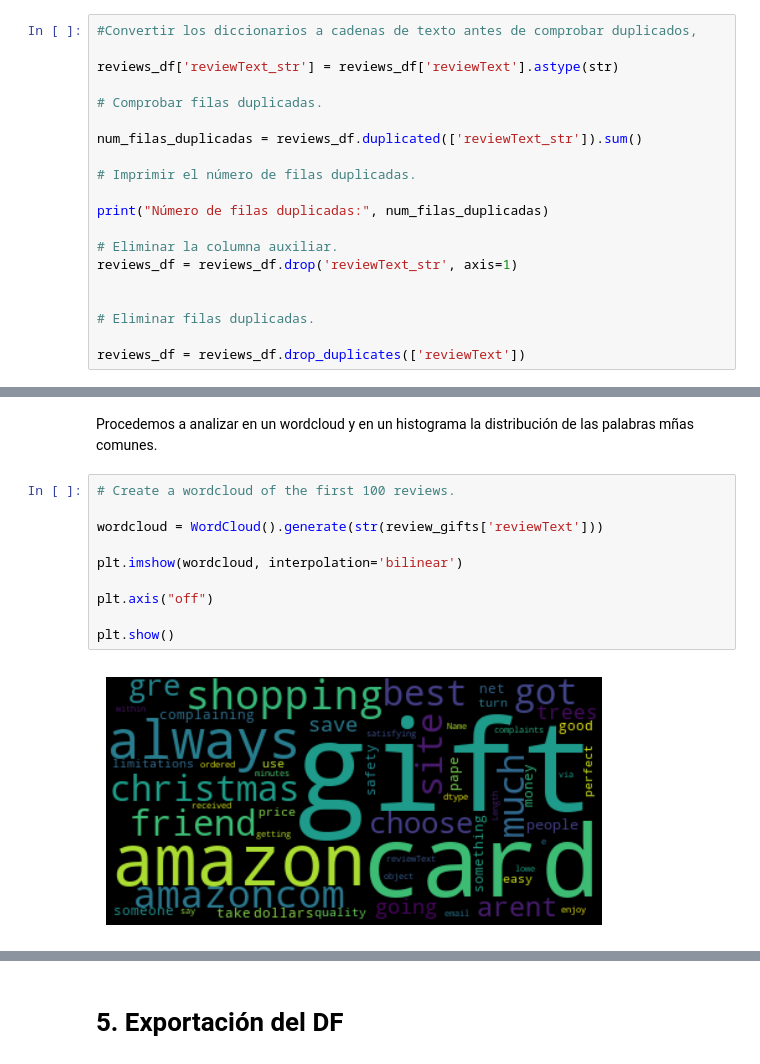
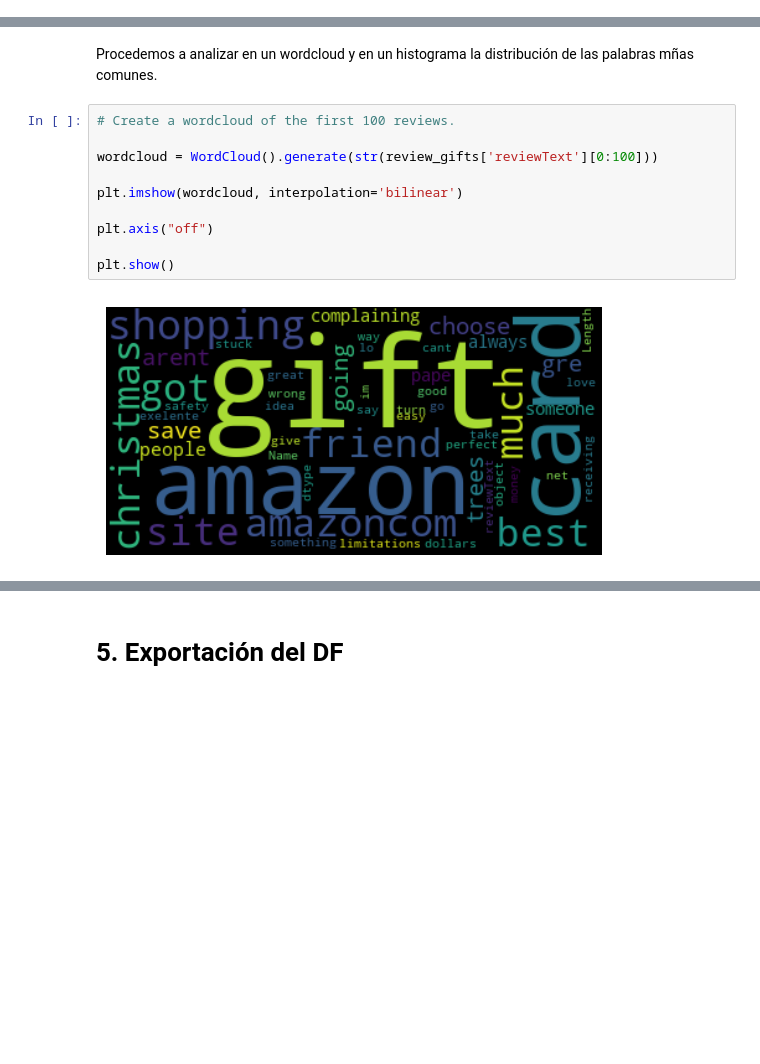
Before and after one commit to ComputingVictor/TFM_ValuationSentimentEngine, a Jupyter notebook: notebooks/reviews/0_DataPreprocessing.ipynb, the cells around one changed output, grey strips where cells are left out. Cells and saved outputs as stored; diff of their text form; blank space fills up the shorter version.

```diff
--- a/notebooks/reviews/0_DataPreprocessing.ipynb
+++ b/notebooks/reviews/0_DataPreprocessing.ipynb
@@ -145,20 +97,0 @@ dtype: int64
-# %%
-#Convertir los diccionarios a cadenas de texto antes de comprobar duplicados,
-
-reviews_df['reviewText_str'] = reviews_df['reviewText'].astype(str)
-
-# Comprobar filas duplicadas.
-
-num_filas_duplicadas = reviews_df.duplicated(['reviewText_str']).sum()
-
-# Imprimir el número de filas duplicadas.
-
-print("Número de filas duplicadas:", num_filas_duplicadas)
-
-# Eliminar la columna auxiliar.
-reviews_df = reviews_df.drop('reviewText_str', axis=1)
-
-
-# Eliminar filas duplicadas.
-
-reviews_df = reviews_df.drop_duplicates(['reviewText'])
@@ -379,12 +284,12 @@ Procedemos a analizar en un wordcloud y en un histograma la distribución de las
 # %%
 # Create a wordcloud of the first 100 reviews.
 
-wordcloud = WordCloud().generate(str(review_gifts['reviewText']))
+wordcloud = WordCloud().generate(str(review_gifts['reviewText'][0:100]))
 
 plt.imshow(wordcloud, interpolation='bilinear')
 
 plt.axis("off")
 
 plt.show()
 # %% [output]
-[figure, old version]
+[figure, new version]
```
Also changed, not shown: parts of 14 cells of this notebook, 2 other files.
